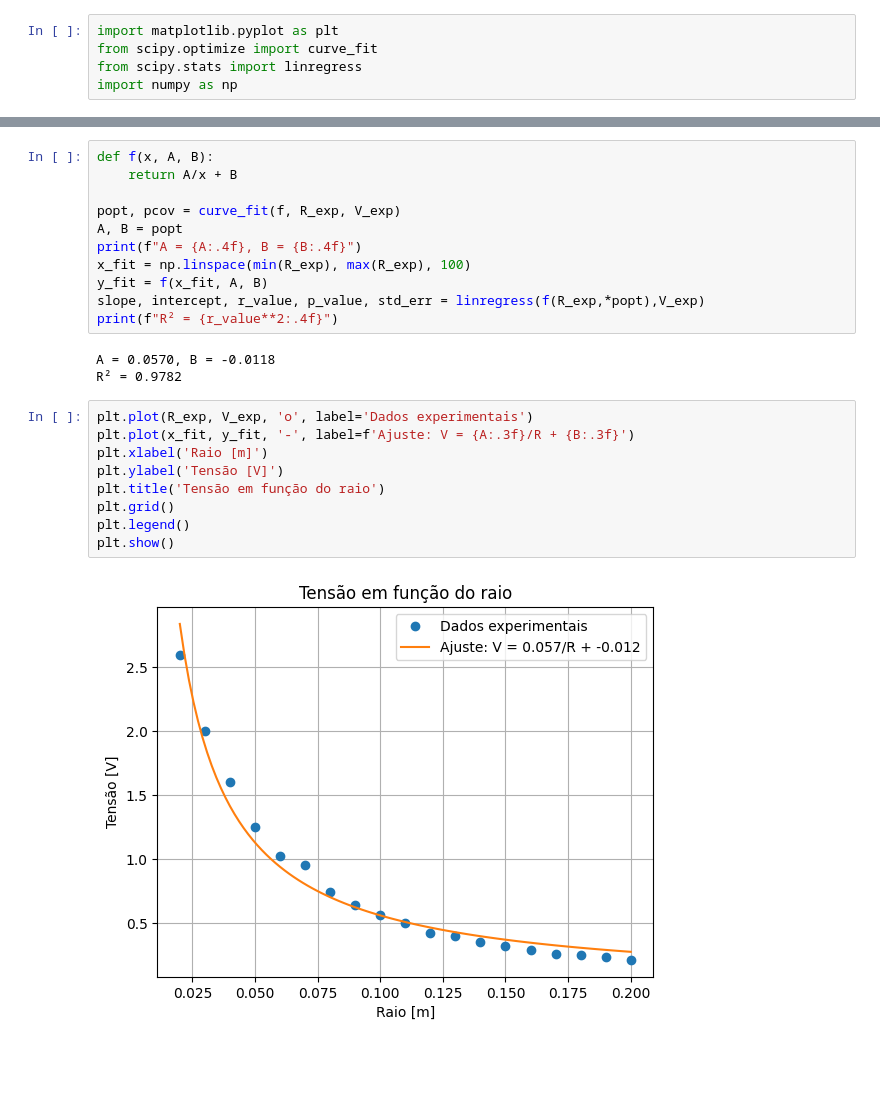
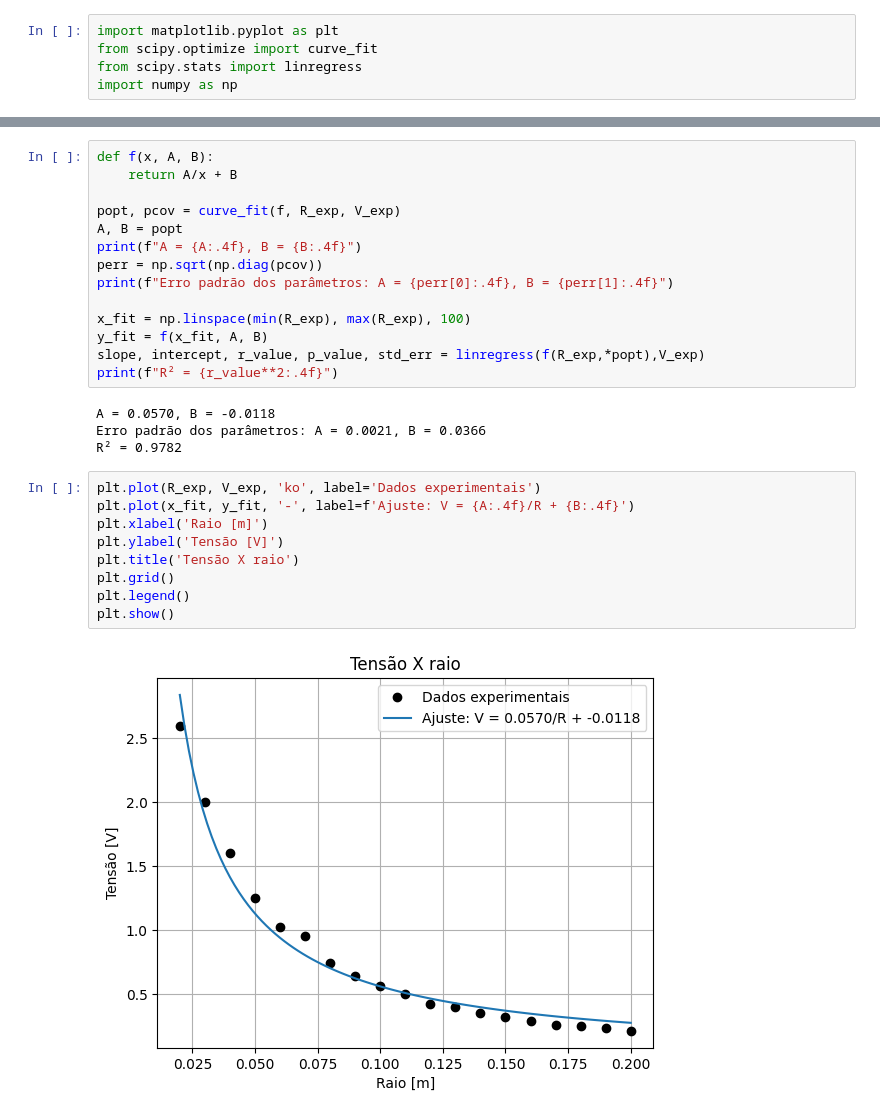
Before and after one commit to ViniciusCMB/Fisexp3, a Jupyter notebook: exp6.ipynb, the cells around one changed output, grey strips where cells are left out. Saved outputs shown, nothing was run; the diff lists cells and outputs as text; blank space fills up the shorter version.

```diff
--- a/exp6.ipynb
+++ b/exp6.ipynb
@@ -36,21 +20,25 @@ def f(x, A, B):
 popt, pcov = curve_fit(f, R_exp, V_exp)
 A, B = popt
 print(f"A = {A:.4f}, B = {B:.4f}")
+perr = np.sqrt(np.diag(pcov))
+print(f"Erro padrão dos parâmetros: A = {perr[0]:.4f}, B = {perr[1]:.4f}")
+
 x_fit = np.linspace(min(R_exp), max(R_exp), 100)
 y_fit = f(x_fit, A, B)
 slope, intercept, r_value, p_value, std_err = linregress(f(R_exp,*popt),V_exp)
 print(f"R² = {r_value**2:.4f}")
 # %% [output]
 A = 0.0570, B = -0.0118
+Erro padrão dos parâmetros: A = 0.0021, B = 0.0366
 R² = 0.9782
 # %%
-plt.plot(R_exp, V_exp, 'o', label='Dados experimentais')
-plt.plot(x_fit, y_fit, '-', label=f'Ajuste: V = {A:.3f}/R + {B:.3f}')
+plt.plot(R_exp, V_exp, 'ko', label='Dados experimentais')
+plt.plot(x_fit, y_fit, '-', label=f'Ajuste: V = {A:.4f}/R + {B:.4f}')
 plt.xlabel('Raio [m]')
 plt.ylabel('Tensão [V]')
-plt.title('Tensão em função do raio')
+plt.title('Tensão X raio')
 plt.grid()
 plt.legend()
 plt.show()
 # %% [output]
-[figure, old version]
+[figure, new version]
```
Also changed, not shown: parts of 4 cells of this notebook, 8 other files.
